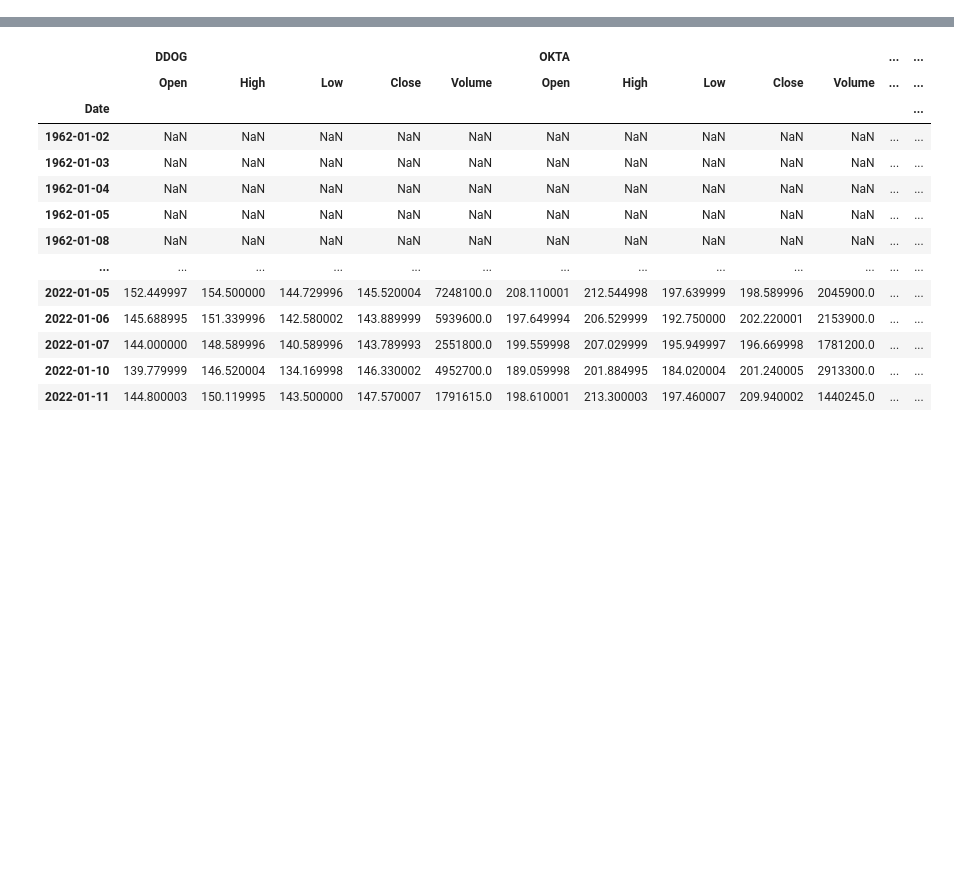
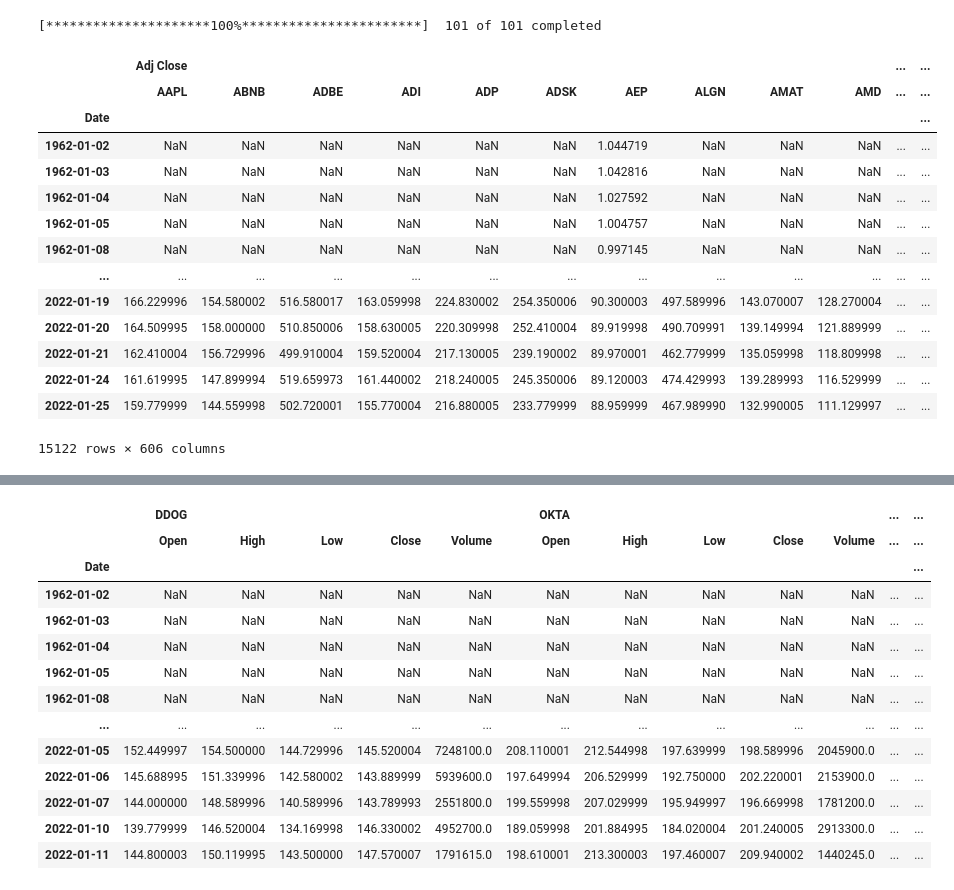
Before and after one commit to Ale-Cas/py-quant-fin, a Jupyter notebook: notebooks/investment_universe.ipynb, the cells around one changed output, grey strips where cells are left out. Cells and saved outputs as stored; diff of their text form; code cells hidden in the pictures; blank space fills up the shorter version.

```diff
--- a/notebooks/investment_universe.ipynb
+++ b/notebooks/investment_universe.ipynb
@@ -9,0 +29,20 @@ from quantfin.market.investment_universe import InvestmentUniverse
+# %%
+nas = InvestmentUniverse(name = "NASDAQ 100")
+yf.download(tickers=[str(asset) for asset in nas.assets])
+# %% [output]
+[*********************100%***********************]  101 of 101 completed
+|  | Adj Close |  |  |  |  |  |  |  |  |  | ... | ... |
+|  | AAPL | ABNB | ADBE | ADI | ADP | ADSK | AEP | ALGN | AMAT | AMD | ... | ... |
+| Date |  |  |  |  |  |  |  |  |  |  |  | ... |
+| 1962-01-02 | NaN | NaN | NaN | NaN | NaN | NaN | 1.044719 | NaN | NaN | NaN | ... | ... |
+| 1962-01-03 | NaN | NaN | NaN | NaN | NaN | NaN | 1.042816 | NaN | NaN | NaN | ... | ... |
+| 1962-01-04 | NaN | NaN | NaN | NaN | NaN | NaN | 1.027592 | NaN | NaN | NaN | ... | ... |
+| 1962-01-05 | NaN | NaN | NaN | NaN | NaN | NaN | 1.004757 | NaN | NaN | NaN | ... | ... |
+| 1962-01-08 | NaN | NaN | NaN | NaN | NaN | NaN | 0.997145 | NaN | NaN | NaN | ... | ... |
+| ... | ... | ... | ... | ... | ... | ... | ... | ... | ... | ... | ... | ... |
+| 2022-01-19 | 166.229996 | 154.580002 | 516.580017 | 163.059998 | 224.830002 | 254.350006 | 90.300003 | 497.589996 | 143.070007 | 128.270004 | ... | ... |
+| 2022-01-20 | 164.509995 | 158.000000 | 510.850006 | 158.630005 | 220.309998 | 252.410004 | 89.919998 | 490.709991 | 139.149994 | 121.889999 | ... | ... |
+| 2022-01-21 | 162.410004 | 156.729996 | 499.910004 | 159.520004 | 217.130005 | 239.190002 | 89.970001 | 462.779999 | 135.059998 | 118.809998 | ... | ... |
+| 2022-01-24 | 161.619995 | 147.899994 | 519.659973 | 161.440002 | 218.240005 | 245.350006 | 89.120003 | 474.429993 | 139.289993 | 116.529999 | ... | ... |
+| 2022-01-25 | 159.779999 | 144.559998 | 502.720001 | 155.770004 | 216.880005 | 233.779999 | 88.959999 | 467.989990 | 132.990005 | 111.129997 | ... | ... |
+15122 rows × 606 columns
```
Also changed, not shown: parts of 5 cells of this notebook.
